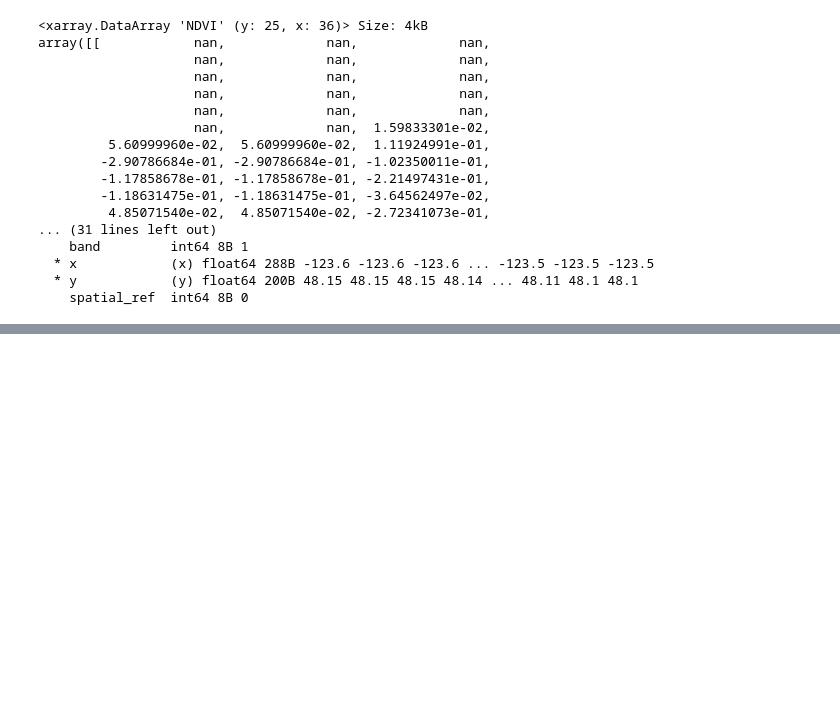
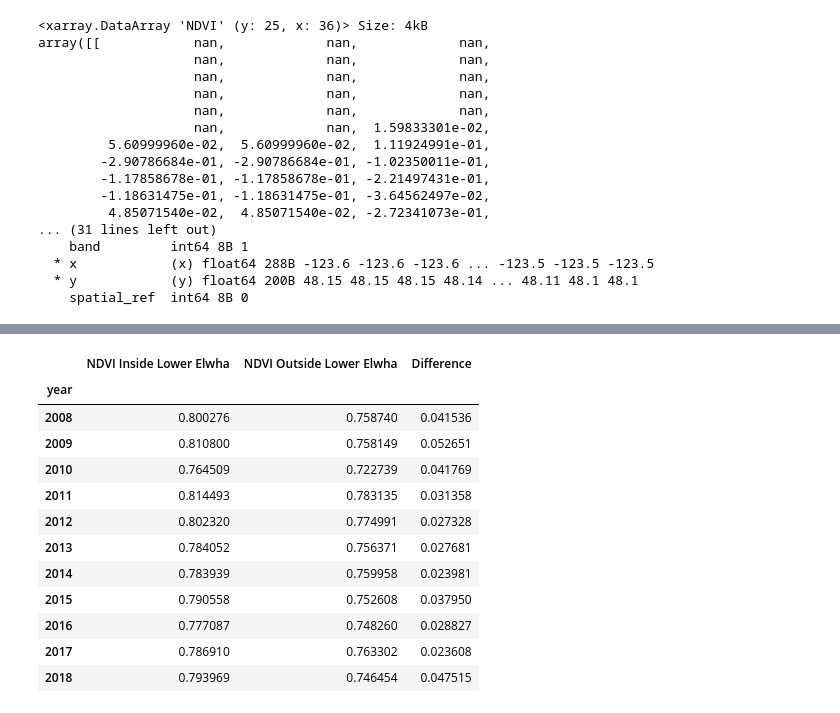
Before and after one commit to earthlab-education/04-vegetation-nym-veach, a Jupyter notebook: notebooks/elhwa-river-ndvi.ipynb, the cells around one changed output, grey strips where cells are left out. Cells and saved outputs as stored; diff of their text form; code cells hidden in the pictures; blank space fills up the shorter version.

```diff
--- a/notebooks/elhwa-river-ndvi.ipynb
+++ b/notebooks/elhwa-river-ndvi.ipynb
@@ -330,0 +362,20 @@ array([[            nan,             nan,             nan,
+# %%
+# Create new dataframe for inside and compute mean annual July NDVI
+july_ndvi_elwha_inside_df = (elwha_ndvi_inside
+                       .groupby(elwha_ndvi_inside.date.dt.year)
+                       .mean(...)
+                       .NDVI.to_dataframe()
+)
+
+# Print the outside mean annual July NDVI
+print('Mean NDVI inside Lower Elwha Tribe', july_ndvi_elwha_inside_df.head())
+
+# Create new dataframe for outside and compute mean annual July NDVI
+july_ndvi_elwha_outside_df = (elwha_ndvi_outside
+                       .groupby(elwha_ndvi_outside.date.dt.year)
+                       .mean(...)
+                       .NDVI.to_dataframe()
+)
+
+# Print the outside mean annual July NDVI
+print('Mean NDVI outisde Lower Elwha Tribe', july_ndvi_elwha_outside_df.head())
@@ -330,0 +397,10 @@ array([[            nan,             nan,             nan,
+# %%
+# Join the inside and outside GRIC dataframe
+july_ndvi_elwha_df = (july_ndvi_elwha_inside_df[['NDVI']]
+                .join(july_ndvi_elwha_outside_df[['NDVI']],
+                      lsuffix=' Inside Lower Elwha', # Rename left column
+                      rsuffix=' Outside Lower Elwha') # Rename right column
+)
+
+# Call dataframe
+july_ndvi_elwha_df
@@ -330,0 +426,21 @@ array([[            nan,             nan,             nan,
+# %%
+# Calculate the difference inside & outside the boundary / create column
+july_ndvi_elwha_df['Difference'] = (july_ndvi_elwha_df['NDVI Inside Lower Elwha']
+                                - july_ndvi_elwha_df['NDVI Outside Lower Elwha'])
+
+# Call the new dataframe with new difference column
+july_ndvi_elwha_df
+# %% [output]
+|  | NDVI Inside Lower Elwha | NDVI Outside Lower Elwha | Difference |
+| year |  |  |  |
+| 2008 | 0.800276 | 0.758740 | 0.041536 |
+| 2009 | 0.810800 | 0.758149 | 0.052651 |
+| 2010 | 0.764509 | 0.722739 | 0.041769 |
+| 2011 | 0.814493 | 0.783135 | 0.031358 |
+| 2012 | 0.802320 | 0.774991 | 0.027328 |
+| 2013 | 0.784052 | 0.756371 | 0.027681 |
+| 2014 | 0.783939 | 0.759958 | 0.023981 |
+| 2015 | 0.790558 | 0.752608 | 0.037950 |
+| 2016 | 0.777087 | 0.748260 | 0.028827 |
+| 2017 | 0.786910 | 0.763302 | 0.023608 |
+| 2018 | 0.793969 | 0.746454 | 0.047515 |
```
Also changed, not shown: parts of 7 cells of this notebook.
